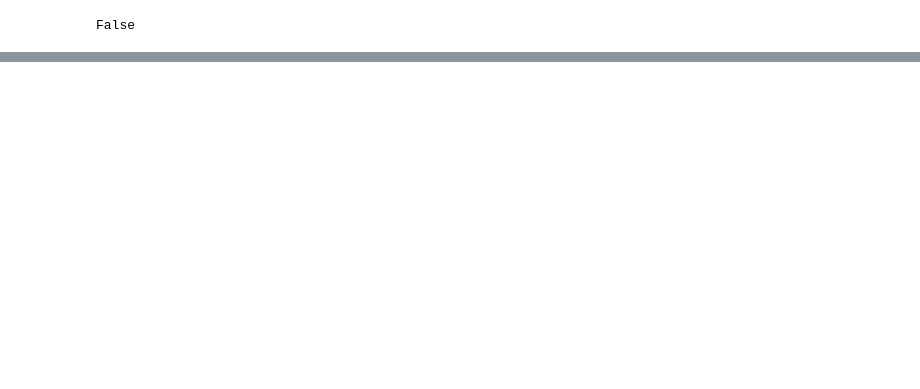
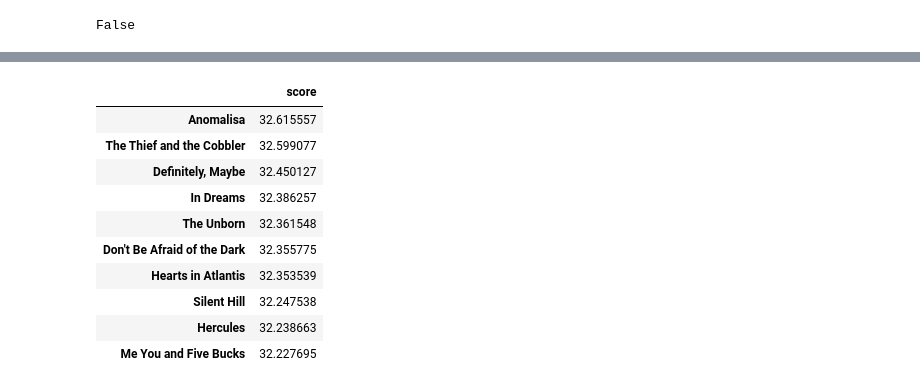
Before and after one commit to jl749/MovieForU, a Jupyter notebook: src/FastText/FastText_movie.ipynb, the cells around one changed output, grey strips where cells are left out. Drawn from its saved outputs; the diff is of its cells as text; code cells hidden in the pictures; blank space fills up the shorter version.

Commit message:
FastText + movie overview recommendation

```diff
--- a/src/FastText/FastText_movie.ipynb
+++ b/src/FastText/FastText_movie.ipynb
@@ -135,0 +218,3 @@ print(cosine_similarity(model_gen.wv['Corleone'].reshape(1,-1), model_gen.wv['ma
+# %%
+top_tfidf_scores = np.argsort(dtm_tfidf[1])[-10:]  # top 10 overview keywords
+[words[w] for w in top_tfidf_scores][::-1]
@@ -135,0 +232,9 @@ print(cosine_similarity(model_gen.wv['Corleone'].reshape(1,-1), model_gen.wv['ma
+# %%
+TOP_N = 10
+movie_keywords = []
+for movie in dtm_tfidf:
+    top_tfidf_scores = np.argsort(movie)[-TOP_N:]  # top N overview scores
+    top_tfidf_scores = [(words[w], movie[w]) for w in top_tfidf_scores][::-1]
+    movie_keywords.append(top_tfidf_scores)
+
+list(zip(titles[:5], movie_keywords[:5]))
@@ -135,0 +281,15 @@ print(cosine_similarity(model_gen.wv['Corleone'].reshape(1,-1), model_gen.wv['ma
+# %%
+# userKeywords = ['gun', 'suitcase', 'cigarette', 'sunglasses', 'car']
+userKeywords = ['robe', 'book', 'newspaper', 'wand', 'cake', 'broom']
+# %%
+score_list = []
+for movie in movie_keywords:
+    score = 0
+    for word in movie:
+        for userKeyword in userKeywords:
+#             print(word[0], userKeyword)
+            score += float(cosine_similarity(model_gen.wv[word[0]].reshape(1,-1), model_gen.wv[userKeyword].reshape(1,-1)))  # * word[1]
+    score_list.append(score)
+
+list(zip(titles, score_list))
+# score_list
@@ -135,0 +314,15 @@ print(cosine_similarity(model_gen.wv['Corleone'].reshape(1,-1), model_gen.wv['ma
+# %%
+result_df = pd.DataFrame(score_list, index=titles, columns=['score'])
+result_df.sort_values('score', ascending=False)[:10]
+# %% [output]
+|  | score |
+| Anomalisa | 32.615557 |
+| The Thief and the Cobbler | 32.599077 |
+| Definitely, Maybe | 32.450127 |
+| In Dreams | 32.386257 |
+| The Unborn | 32.361548 |
+| Don't Be Afraid of the Dark | 32.355775 |
+| Hearts in Atlantis | 32.353539 |
+| Silent Hill | 32.247538 |
+| Hercules | 32.238663 |
+| Me You and Five Bucks | 32.227695 |
```
Also changed, not shown: parts of 27 cells of this notebook, 2 other files.
